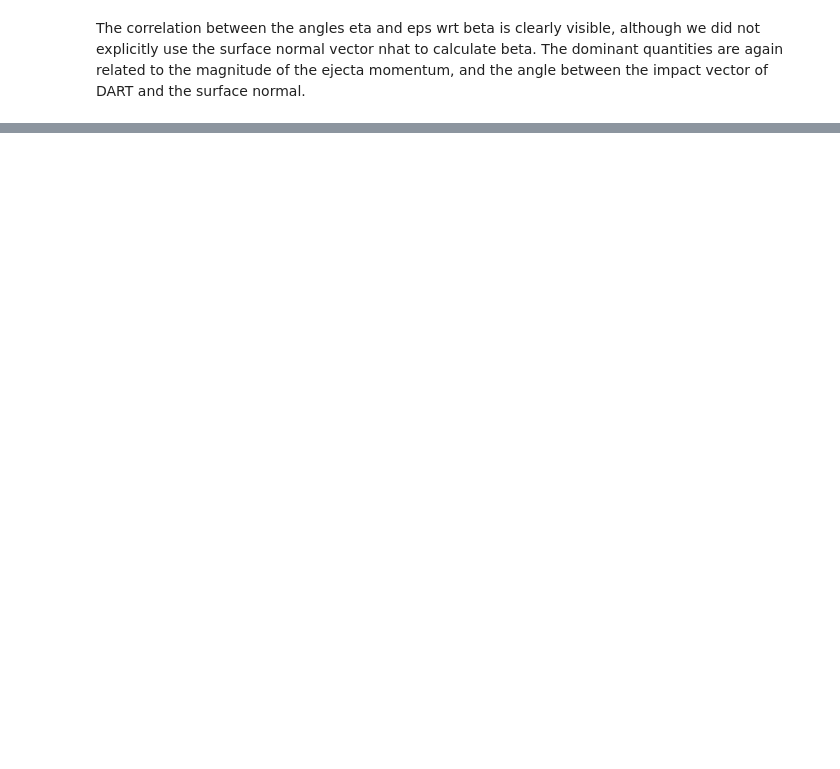
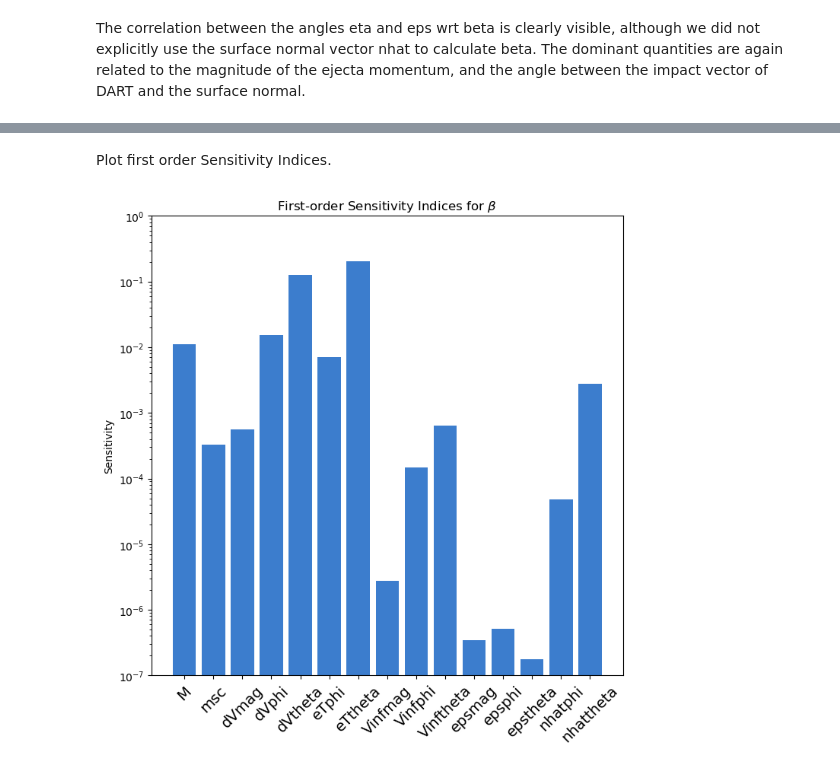
Before and after one commit to eggls6/sobol_sensitivity, a Jupyter notebook: beta_sobol.ipynb, the cells around one changed output, grey strips where cells are left out. Saved outputs shown, nothing was run; the diff lists cells and outputs as text; code cells hidden in the pictures; blank space fills up the shorter version.

```diff
--- a/beta_sobol.ipynb
+++ b/beta_sobol.ipynb
@@ -130,0 +242,22 @@ The correlation between the angles eta and eps wrt beta is clearly visible, alth
+# %% [markdown]
+Plot first order Sensitivity Indices.
+# %%
+plt.figure(dpi=100,figsize=(8, 8))
+dartblue='#3c7dcd'
+
+x = problem['names']
+sobol_indices = Si['S1']
+
+x_pos = [i for i, _ in enumerate(x)]
+
+plt.bar(x_pos, abs(sobol_indices), color=dartblue)
+
+plt.xticks(range(len(problem['names'])), problem['names'], fontsize=14, rotation=45)
+plt.ylabel("Sensitivity")
+plt.yscale('log', nonpositive='clip')
+plt.ylim(1e-7,1)
+
+plt.title(r'First-order Sensitivity Indices for $\beta$')
+plt.show()
+# %% [output]
+[figure, added]
```
Also changed, not shown: parts of 13 cells of this notebook.
